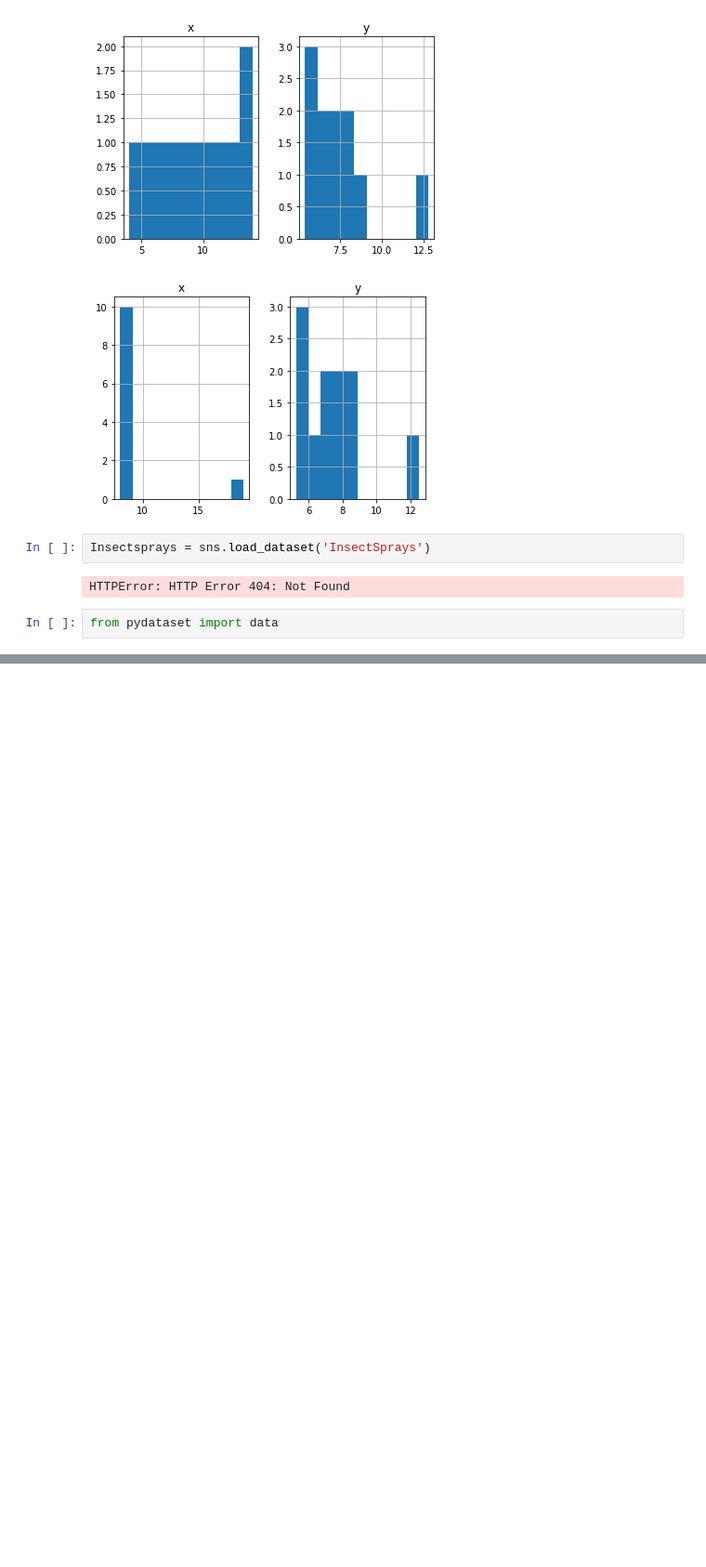
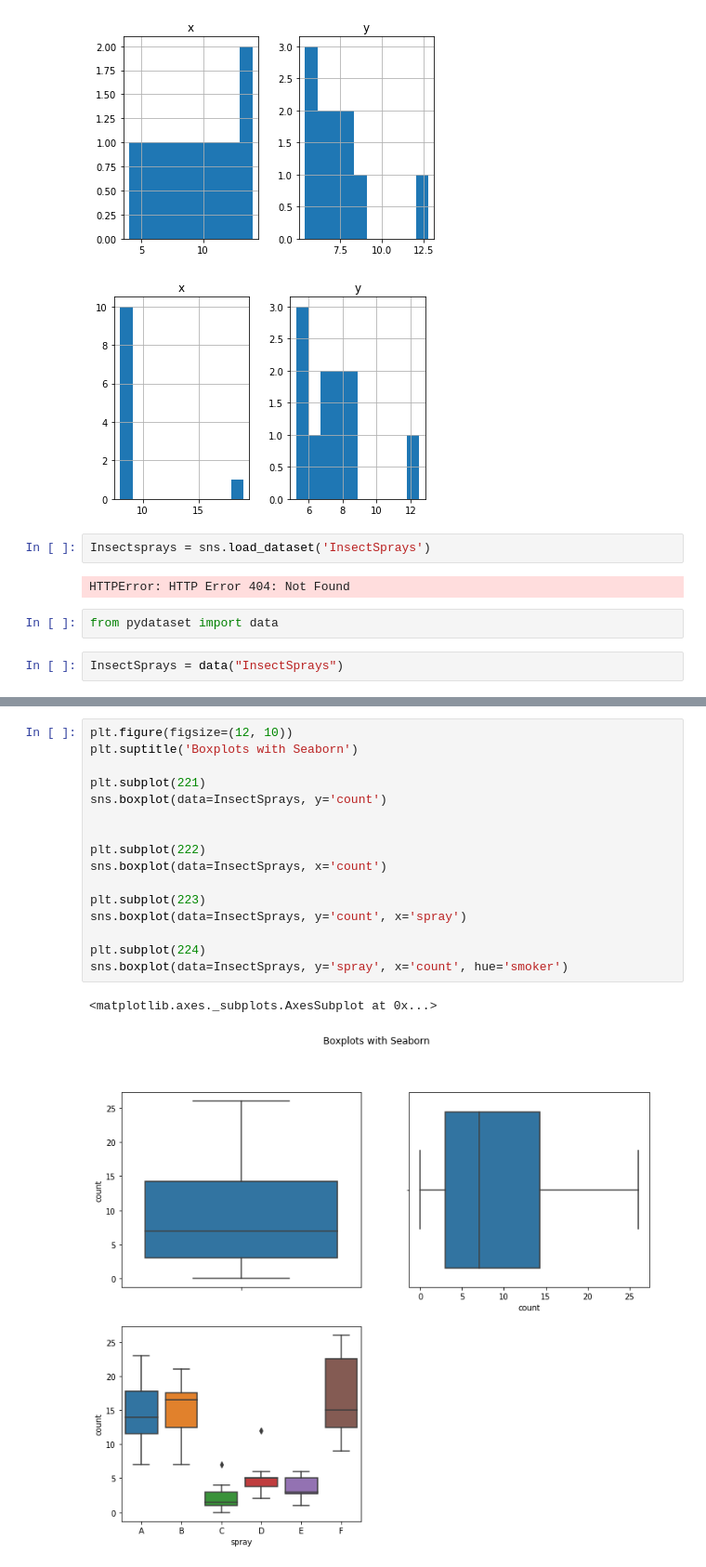
Before and after one commit to matt-c-knight/numpy-pandas-visualization-exercises, a Jupyter notebook: seaborn_exercises.ipynb, the cells around one changed output, grey strips where cells are left out. Shown at 93% size. Drawn from its saved outputs; the diff is of its cells as text; blank space fills up the shorter version.

```diff
--- a/seaborn_exercises.ipynb
+++ b/seaborn_exercises.ipynb
@@ -116,3 +116,5 @@ Insectsprays = sns.load_dataset('InsectSprays')
 HTTPError: HTTP Error 404: Not Found
 # %%
 from pydataset import data
+# %%
+InsectSprays = data("InsectSprays")
@@ -118,0 +141,19 @@ from pydataset import data
+# %%
+plt.figure(figsize=(12, 10))
+plt.suptitle('Boxplots with Seaborn')
+
+plt.subplot(221)
+sns.boxplot(data=InsectSprays, y='count')
+
+
+plt.subplot(222)
+sns.boxplot(data=InsectSprays, x='count')
+
+plt.subplot(223)
+sns.boxplot(data=InsectSprays, y='count', x='spray')
+
+plt.subplot(224)
+sns.boxplot(data=InsectSprays, y='spray', x='count', hue='smoker')
+# %% [output]
+<matplotlib.axes._subplots.AxesSubplot at 0x...>
+[figure, added]
```
Also changed, not shown: parts of 1 cell of this notebook.
